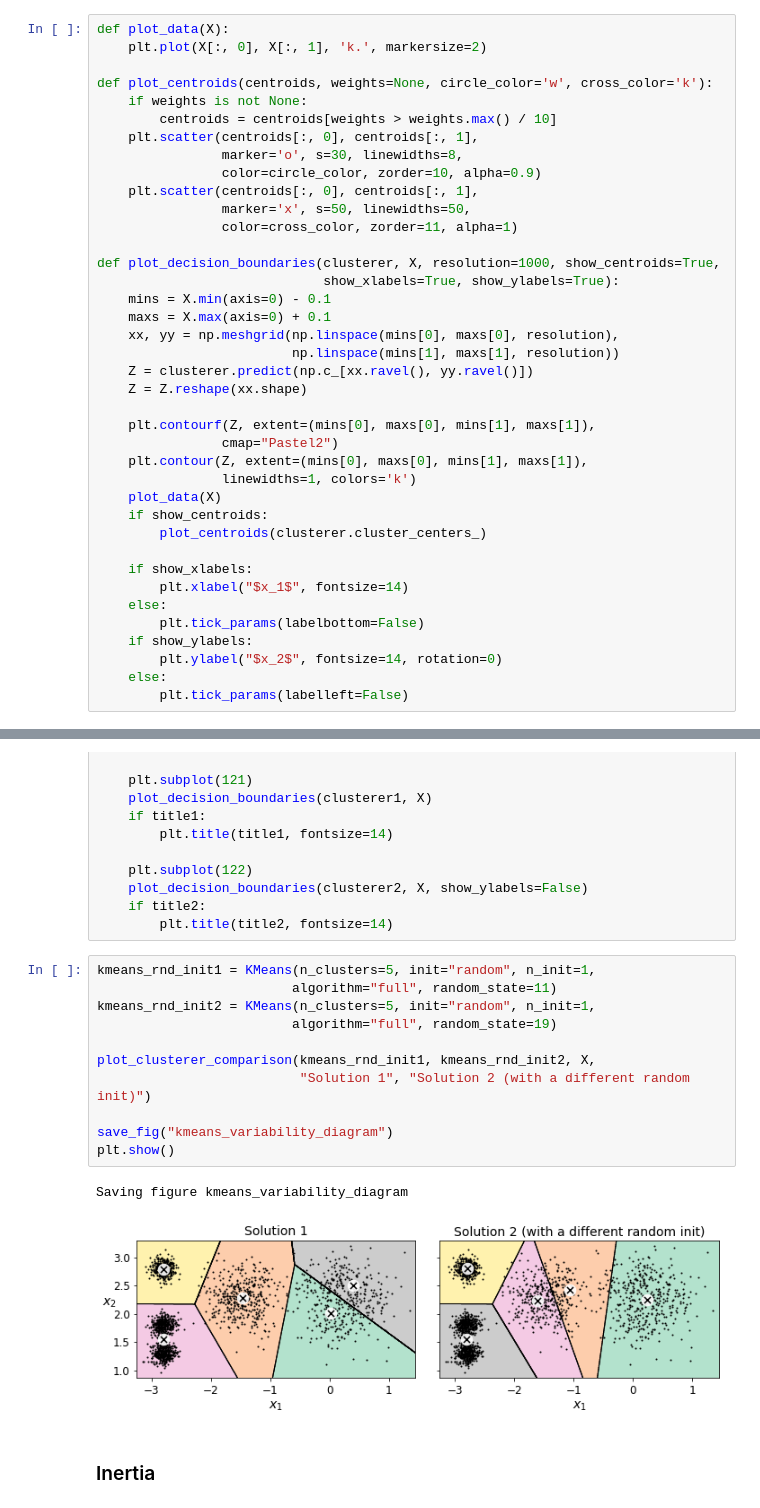
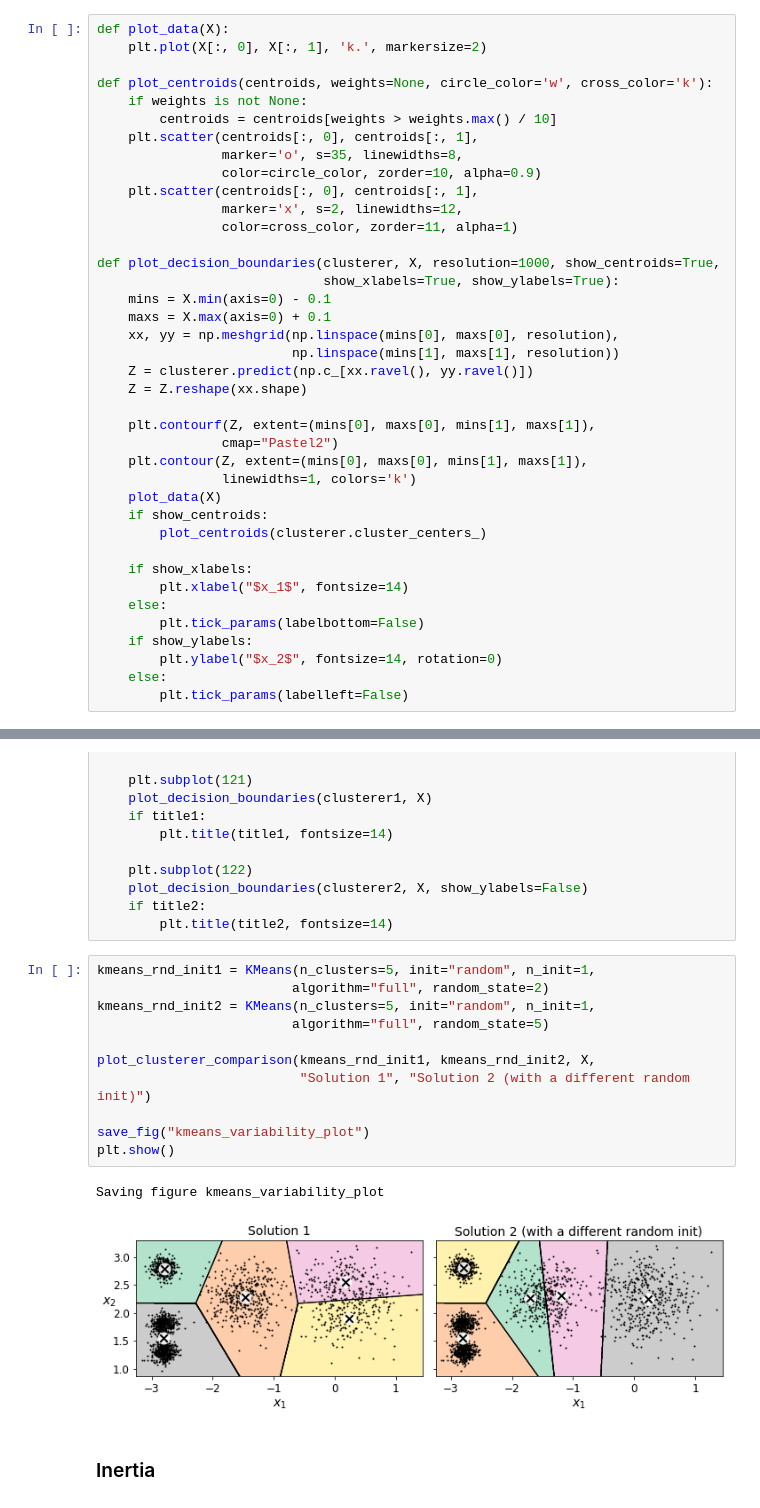
Before and after one commit to Pisces-29/Hands-on-Mechine-Learning, a Jupyter notebook: Chapter9-Unsupervised Learning Techniques/09_unsupervised_learning.ipynb, the cells around one changed output, grey strips where cells are left out. Cells and saved outputs as stored; diff of their text form.

```diff
--- a/Chapter9-Unsupervised Learning Techniques/09_unsupervised_learning.ipynb
+++ b/Chapter9-Unsupervised Learning Techniques/09_unsupervised_learning.ipynb
@@ -193,10 +213,10 @@ def plot_centroids(centroids, weights=None, circle_color='w', cross_color='k'):
     if weights is not None:
         centroids = centroids[weights > weights.max() / 10]
     plt.scatter(centroids[:, 0], centroids[:, 1],
-                marker='o', s=30, linewidths=8,
+                marker='o', s=35, linewidths=8,
                 color=circle_color, zorder=10, alpha=0.9)
     plt.scatter(centroids[:, 0], centroids[:, 1],
-                marker='x', s=50, linewidths=50,
+                marker='x', s=2, linewidths=12,
                 color=cross_color, zorder=11, alpha=1)
 
 def plot_decision_boundaries(clusterer, X, resolution=1000, show_centroids=True,
@@ -339,18 +358,18 @@ def plot_clusterer_comparison(clusterer1, clusterer2, X, title1=None, title2=Non
         plt.title(title2, fontsize=14)
 # %%
 kmeans_rnd_init1 = KMeans(n_clusters=5, init="random", n_init=1,
-                         algorithm="full", random_state=11)
+                         algorithm="full", random_state=2)
 kmeans_rnd_init2 = KMeans(n_clusters=5, init="random", n_init=1,
-                         algorithm="full", random_state=19)
+                         algorithm="full", random_state=5)
 
 plot_clusterer_comparison(kmeans_rnd_init1, kmeans_rnd_init2, X,
                           "Solution 1", "Solution 2 (with a different random init)")
 
-save_fig("kmeans_variability_diagram")
+save_fig("kmeans_variability_plot")
 plt.show()
 # %% [output]
-Saving figure kmeans_variability_diagram
+Saving figure kmeans_variability_plot
-[figure, old version]
+[figure, new version]
 # %% [markdown]
 ### Inertia
 # %% [markdown]
```
Also changed, not shown: parts of 187 cells of this notebook, 3 other files.
